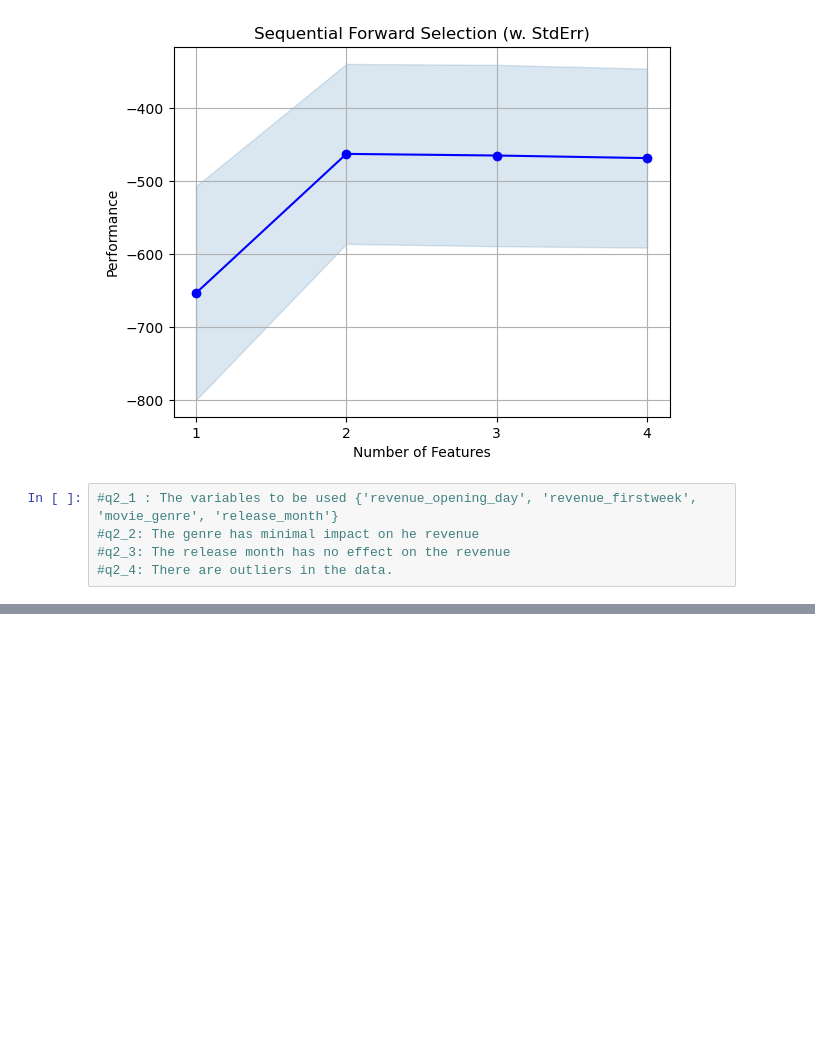
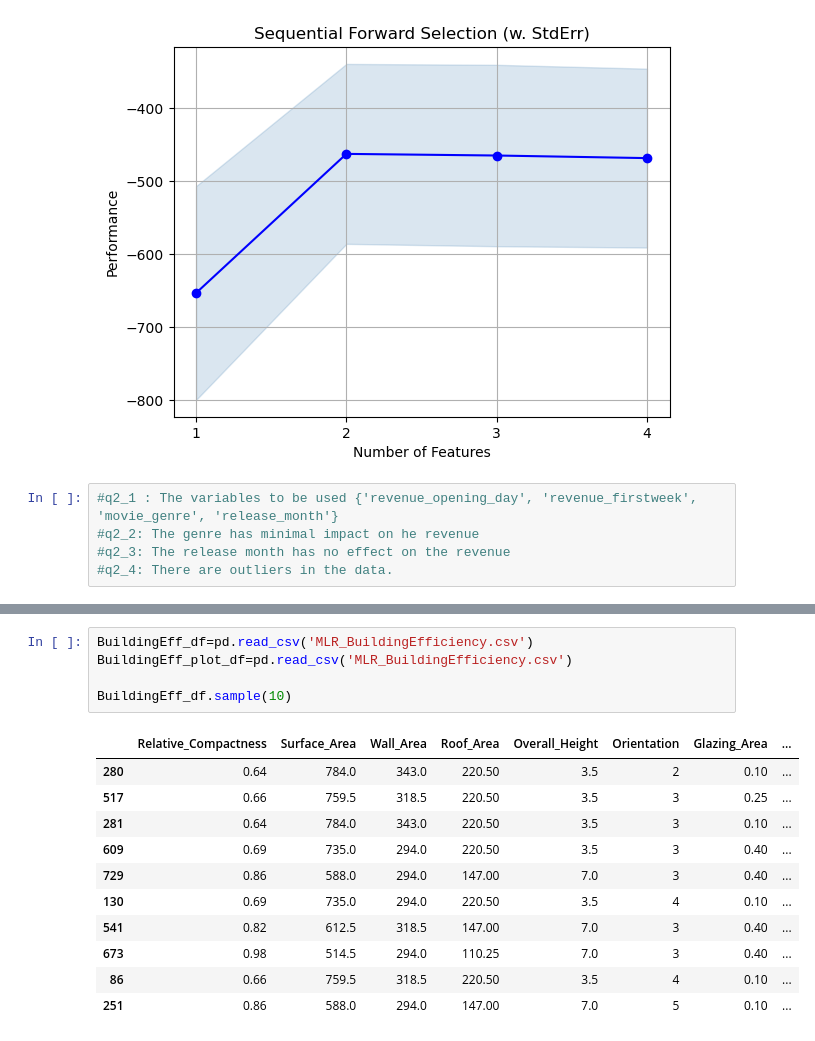
Before and after one commit to subhendu23/Data_Science, a Jupyter notebook: Assignment_07_SB_Sep_12.ipynb, the cells around one changed output, grey strips where cells are left out. Drawn from its saved outputs; the diff is of its cells as text; blank space fills up the shorter version.

```diff
--- a/Assignment_07_SB_Sep_12.ipynb
+++ b/Assignment_07_SB_Sep_12.ipynb
@@ -795,0 +799,17 @@ plt.show()
+# %%
+BuildingEff_df=pd.read_csv('MLR_BuildingEfficiency.csv')
+BuildingEff_plot_df=pd.read_csv('MLR_BuildingEfficiency.csv')
+
+BuildingEff_df.sample(10)
+# %% [output]
+|  | Relative_Compactness | Surface_Area | Wall_Area | Roof_Area | Overall_Height | Orientation | Glazing_Area | ... |
+| 280 | 0.64 | 784.0 | 343.0 | 220.50 | 3.5 | 2 | 0.10 | ... |
+| 517 | 0.66 | 759.5 | 318.5 | 220.50 | 3.5 | 3 | 0.25 | ... |
+| 281 | 0.64 | 784.0 | 343.0 | 220.50 | 3.5 | 3 | 0.10 | ... |
+| 609 | 0.69 | 735.0 | 294.0 | 220.50 | 3.5 | 3 | 0.40 | ... |
+| 729 | 0.86 | 588.0 | 294.0 | 147.00 | 7.0 | 3 | 0.40 | ... |
+| 130 | 0.69 | 735.0 | 294.0 | 220.50 | 3.5 | 4 | 0.10 | ... |
+| 541 | 0.82 | 612.5 | 318.5 | 147.00 | 7.0 | 3 | 0.40 | ... |
+| 673 | 0.98 | 514.5 | 294.0 | 110.25 | 7.0 | 3 | 0.40 | ... |
+| 86 | 0.66 | 759.5 | 318.5 | 220.50 | 3.5 | 4 | 0.10 | ... |
+| 251 | 0.86 | 588.0 | 294.0 | 147.00 | 7.0 | 5 | 0.10 | ... |
```
Also changed, not shown: parts of 21 cells of this notebook.
